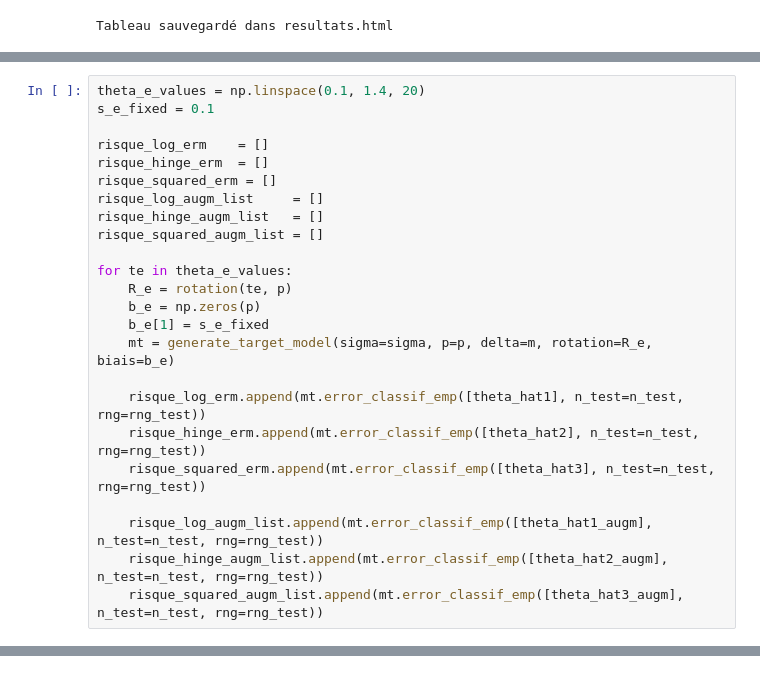
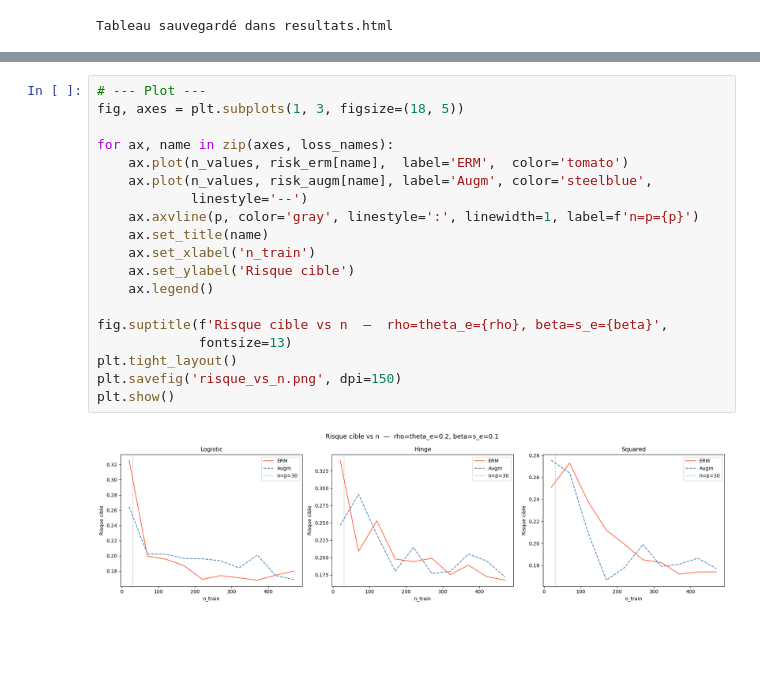
Before and after one commit to GregLagreg/Empirical-risk-minimization-asymptotics, a Jupyter notebook: notebook_toy_gaussian.ipynb, the cells around one changed output, grey strips where cells are left out. Drawn from its saved outputs; the diff is of its cells as text; blank space fills up the shorter version.

```diff
--- a/notebook_toy_gaussian.ipynb
+++ b/notebook_toy_gaussian.ipynb
@@ -328,24 +326,0 @@ Tableau sauvegardé dans resultats.html
-# %%
-theta_e_values = np.linspace(0.1, 1.4, 20)
-s_e_fixed = 0.1
-
-risque_log_erm    = []
-risque_hinge_erm  = []
-risque_squared_erm = []
-risque_log_augm_list     = []
-risque_hinge_augm_list   = []
-risque_squared_augm_list = []
-
-for te in theta_e_values:
-    R_e = rotation(te, p)
-    b_e = np.zeros(p)
-    b_e[1] = s_e_fixed
-    mt = generate_target_model(sigma=sigma, p=p, delta=m, rotation=R_e, biais=b_e)
-
-    risque_log_erm.append(mt.error_classif_emp([theta_hat1], n_test=n_test, rng=rng_test))
-    risque_hinge_erm.append(mt.error_classif_emp([theta_hat2], n_test=n_test, rng=rng_test))
-    risque_squared_erm.append(mt.error_classif_emp([theta_hat3], n_test=n_test, rng=rng_test))
-
-    risque_log_augm_list.append(mt.error_classif_emp([theta_hat1_augm], n_test=n_test, rng=rng_test))
-    risque_hinge_augm_list.append(mt.error_classif_emp([theta_hat2_augm], n_test=n_test, rng=rng_test))
-    risque_squared_augm_list.append(mt.error_classif_emp([theta_hat3_augm], n_test=n_test, rng=rng_test))
@@ -586,0 +575,21 @@ plt.tight_layout(); plt.savefig('risque_vs_n_train.png', dpi=150); plt.show()
+# %%
+# --- Plot ---
+fig, axes = plt.subplots(1, 3, figsize=(18, 5))
+
+for ax, name in zip(axes, loss_names):
+    ax.plot(n_values, risk_erm[name],  label='ERM',  color='tomato')
+    ax.plot(n_values, risk_augm[name], label='Augm', color='steelblue',
+            linestyle='--')
+    ax.axvline(p, color='gray', linestyle=':', linewidth=1, label=f'n=p={p}')
+    ax.set_title(name)
+    ax.set_xlabel('n_train')
+    ax.set_ylabel('Risque cible')
+    ax.legend()
+
+fig.suptitle(f'Risque cible vs n  —  rho=theta_e={rho}, beta=s_e={beta}',
+             fontsize=13)
+plt.tight_layout()
+plt.savefig('risque_vs_n.png', dpi=150)
+plt.show()
+# %% [output]
+[figure, added]
```
Also changed, not shown: parts of 29 cells of this notebook, 1 other file.
